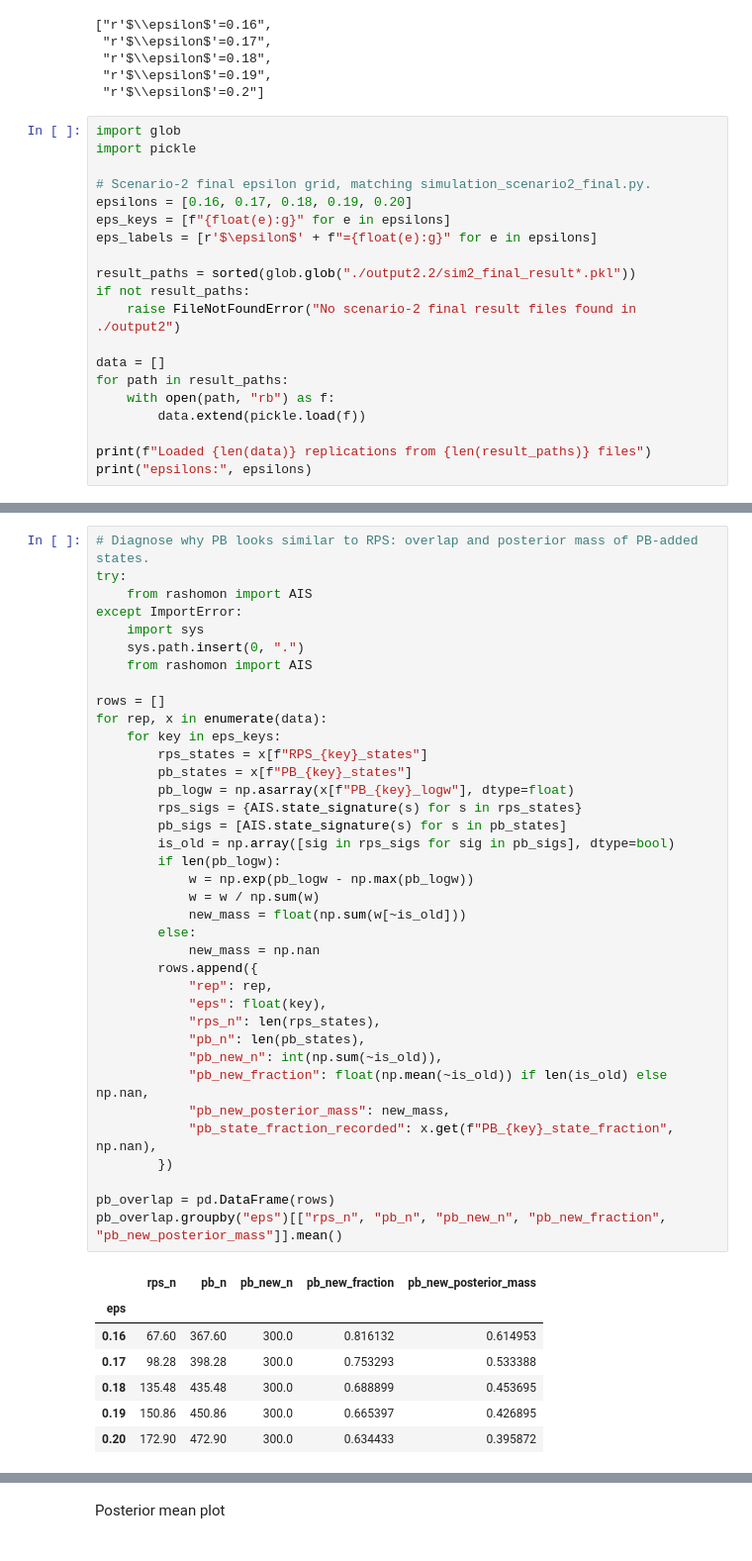
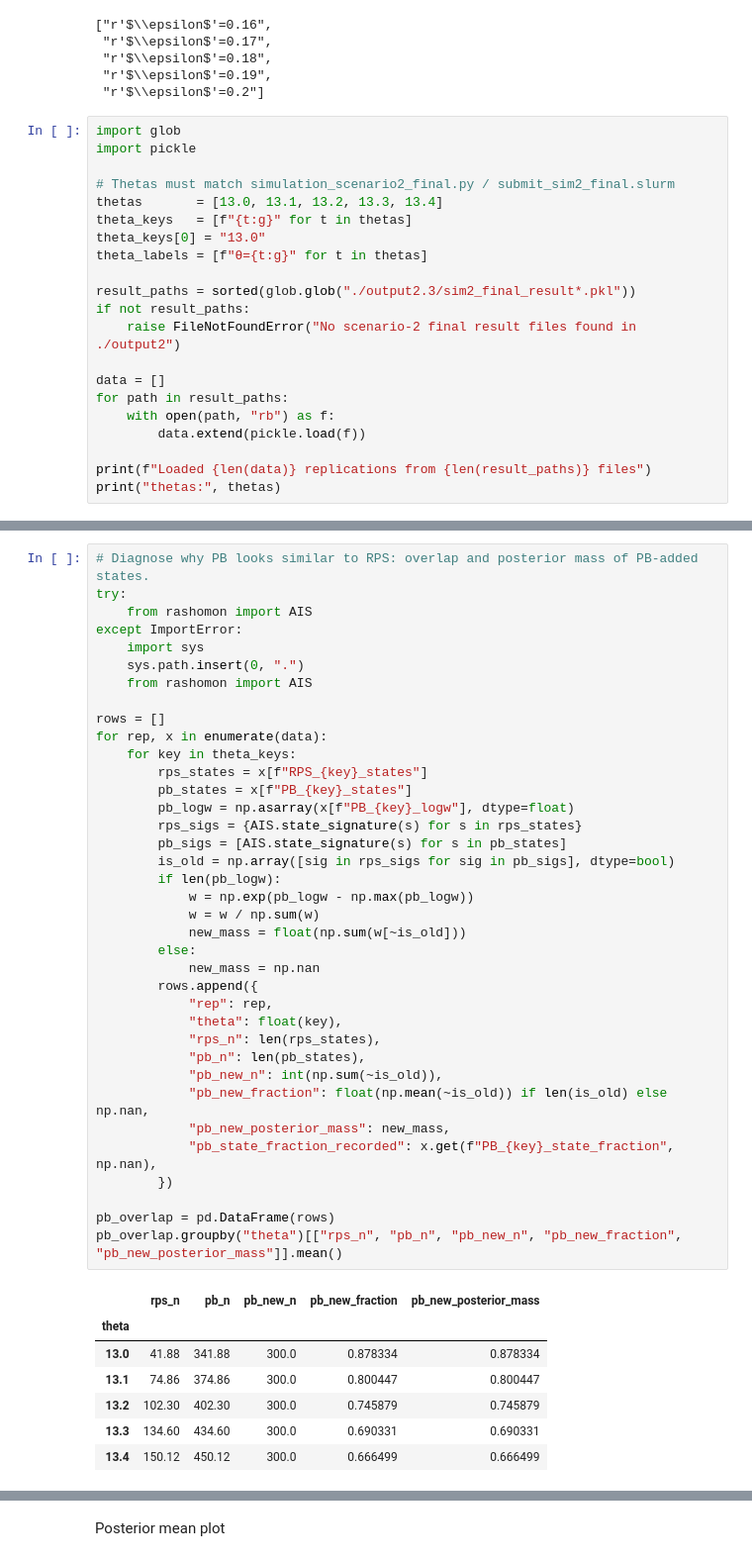
Before and after one commit to fyy2025/RHS-X, a Jupyter notebook: Code/simulation2.ipynb, the cells around one changed output, grey strips where cells are left out. Shown at 99% size. Drawn from its saved outputs; the diff is of its cells as text.

```diff
--- a/Code/simulation2.ipynb
+++ b/Code/simulation2.ipynb
@@ -27,12 +27,13 @@ eps_labels
 import glob
 import pickle
 
-# Scenario-2 final epsilon grid, matching simulation_scenario2_final.py.
-epsilons = [0.16, 0.17, 0.18, 0.19, 0.20]
-eps_keys = [f"{float(e):g}" for e in epsilons]
-eps_labels = [r'$\epsilon$' + f"={float(e):g}" for e in epsilons]
+# Thetas must match simulation_scenario2_final.py / submit_sim2_final.slurm
+thetas       = [13.0, 13.1, 13.2, 13.3, 13.4]
+theta_keys   = [f"{t:g}" for t in thetas]
+theta_keys[0] = "13.0"
+theta_labels = [f"θ={t:g}" for t in thetas]
 
-result_paths = sorted(glob.glob("./output2.2/sim2_final_result*.pkl"))
+result_paths = sorted(glob.glob("./output2.3/sim2_final_result*.pkl"))
 if not result_paths:
     raise FileNotFoundError("No scenario-2 final result files found in ./output2")
 
@@ -42,6 +43,6 @@ for path in result_paths:
         data.extend(pickle.load(f))
 
 print(f"Loaded {len(data)} replications from {len(result_paths)} files")
-print("epsilons:", epsilons)
+print("thetas:", thetas)
 # %% [output]
 Loaded 50 replications from 10 files
@@ -55,39 +56,39 @@ except ImportError:
     sys.path.insert(0, ".")
     from rashomon import AIS
 
 rows = []
 for rep, x in enumerate(data):
-    for key in eps_keys:
+    for key in theta_keys:
         rps_states = x[f"RPS_{key}_states"]
         pb_states = x[f"PB_{key}_states"]
         pb_logw = np.asarray(x[f"PB_{key}_logw"], dtype=float)
         rps_sigs = {AIS.state_signature(s) for s in rps_states}
         pb_sigs = [AIS.state_signature(s) for s in pb_states]
         is_old = np.array([sig in rps_sigs for sig in pb_sigs], dtype=bool)
         if len(pb_logw):
             w = np.exp(pb_logw - np.max(pb_logw))
             w = w / np.sum(w)
             new_mass = float(np.sum(w[~is_old]))
         else:
             new_mass = np.nan
         rows.append({
             "rep": rep,
-            "eps": float(key),
+            "theta": float(key),
             "rps_n": len(rps_states),
             "pb_n": len(pb_states),
             "pb_new_n": int(np.sum(~is_old)),
             "pb_new_fraction": float(np.mean(~is_old)) if len(is_old) else np.nan,
             "pb_new_posterior_mass": new_mass,
             "pb_state_fraction_recorded": x.get(f"PB_{key}_state_fraction", np.nan),
         })
 
 pb_overlap = pd.DataFrame(rows)
-pb_overlap.groupby("eps")[["rps_n", "pb_n", "pb_new_n", "pb_new_fraction", "pb_new_posterior_mass"]].mean()
+pb_overlap.groupby("theta")[["rps_n", "pb_n", "pb_new_n", "pb_new_fraction", "pb_new_posterior_mass"]].mean()
 # %% [output]
 |  | rps_n | pb_n | pb_new_n | pb_new_fraction | pb_new_posterior_mass |
-| eps |  |  |  |  |  |
-| 0.16 | 67.60 | 367.60 | 300.0 | 0.816132 | 0.614953 |
-| 0.17 | 98.28 | 398.28 | 300.0 | 0.753293 | 0.533388 |
-| 0.18 | 135.48 | 435.48 | 300.0 | 0.688899 | 0.453695 |
-| 0.19 | 150.86 | 450.86 | 300.0 | 0.665397 | 0.426895 |
-| 0.20 | 172.90 | 472.90 | 300.0 | 0.634433 | 0.395872 |
+| theta |  |  |  |  |  |
+| 13.0 | 41.88 | 341.88 | 300.0 | 0.878334 | 0.878334 |
+| 13.1 | 74.86 | 374.86 | 300.0 | 0.800447 | 0.800447 |
+| 13.2 | 102.30 | 402.30 | 300.0 | 0.745879 | 0.745879 |
+| 13.3 | 134.60 | 434.60 | 300.0 | 0.690331 | 0.690331 |
+| 13.4 | 150.12 | 450.12 | 300.0 | 0.666499 | 0.666499 |
```
Also changed, not shown: parts of 9 cells of this notebook, 1 other file.
